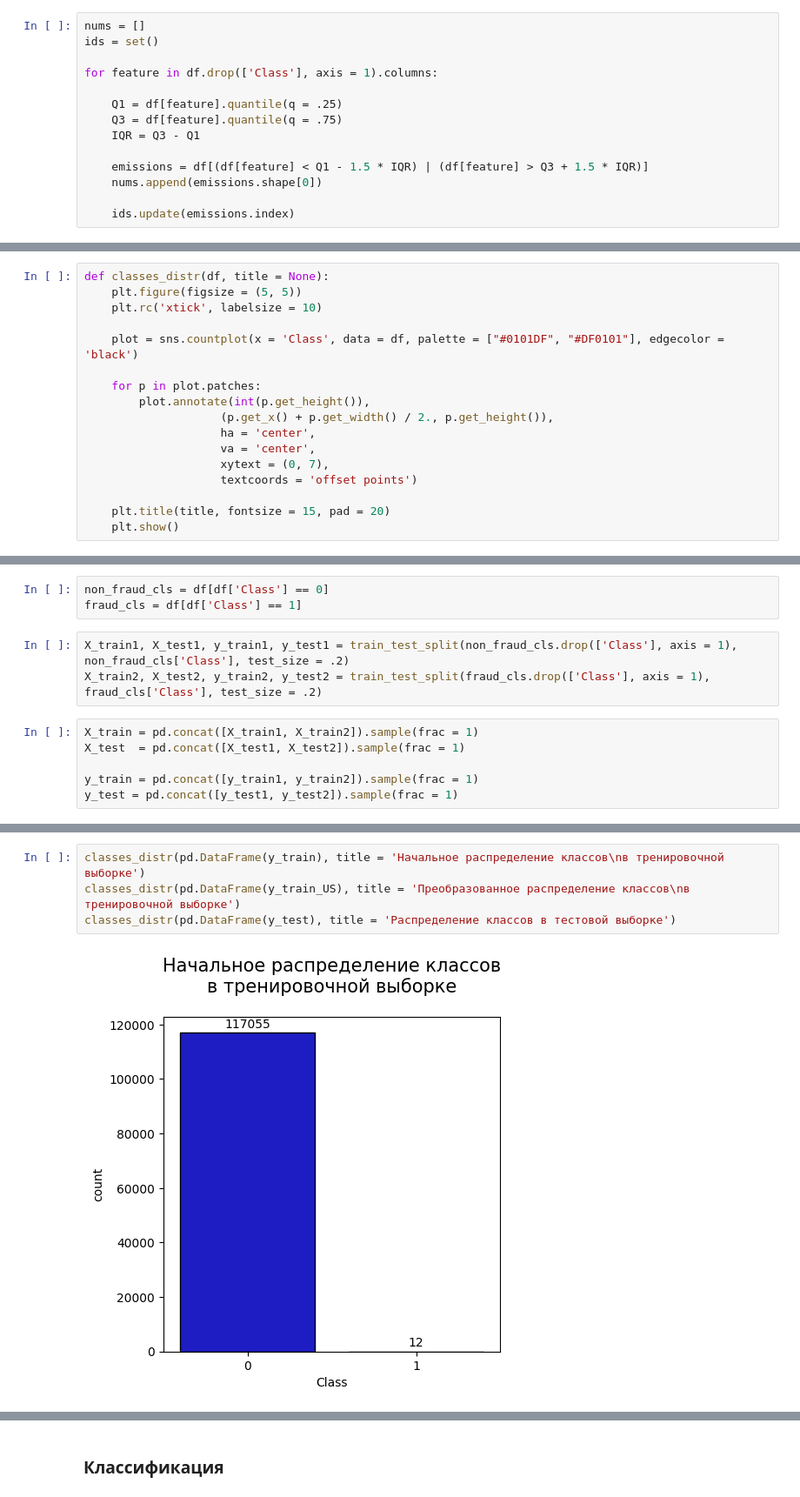
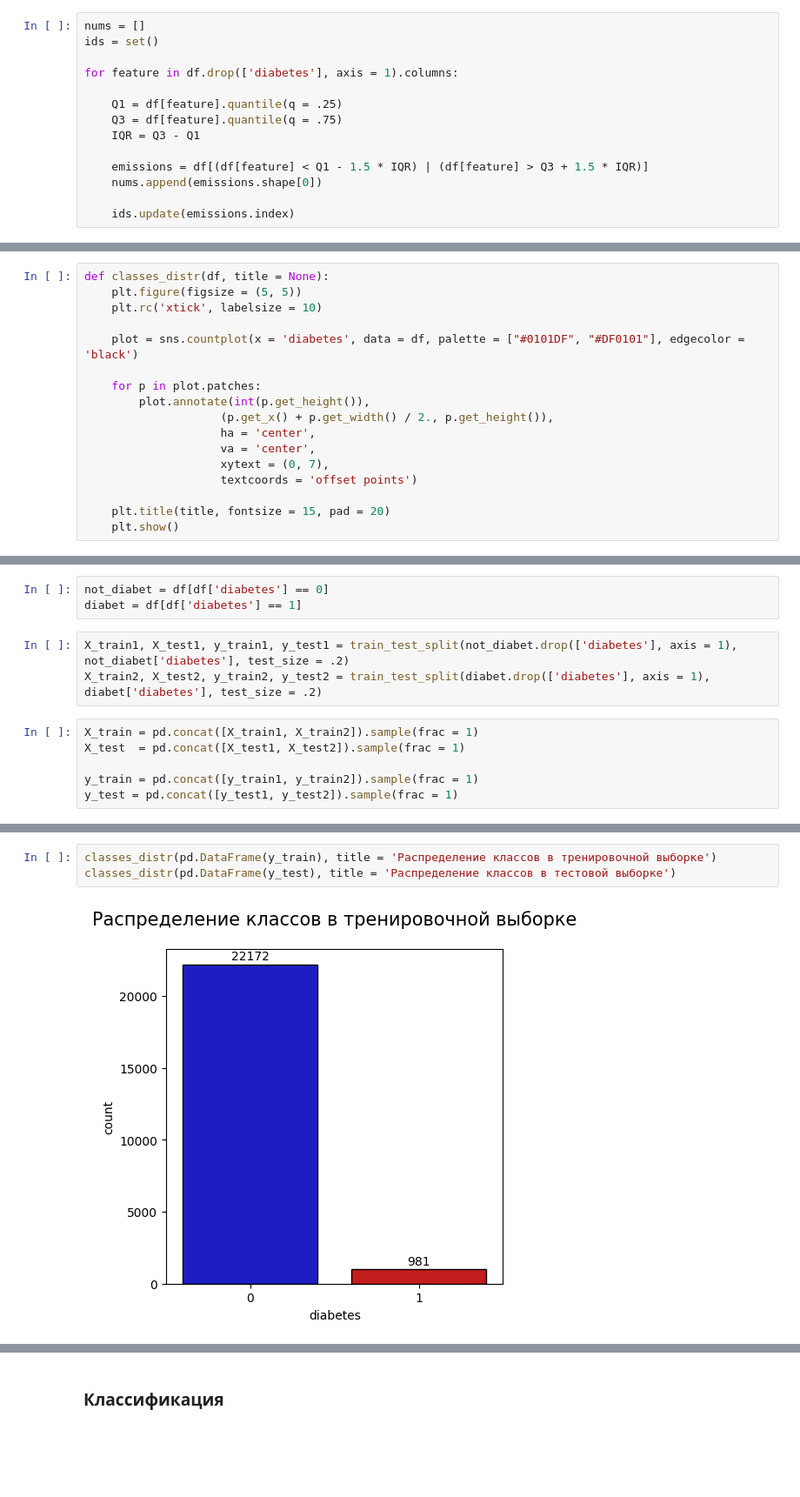
Before and after one commit to HerrPhoton/Theory-of-statistical-solutions, a Jupyter notebook: lab5.ipynb, the cells around one changed output, grey strips where cells are left out. Shown: that part at 87% size. Drawn from its saved outputs; the diff is of its cells as text; blank space fills up the shorter version.

```diff
--- a/lab5.ipynb
+++ b/lab5.ipynb
@@ -64,7 +87,7 @@ print(f'Количество объектов с пропущенными зна
 nums = []
 ids = set()
 
-for feature in df.drop(['Class'], axis = 1).columns:
+for feature in df.drop(['diabetes'], axis = 1).columns:
 
     Q1 = df[feature].quantile(q = .25)
     Q3 = df[feature].quantile(q = .75)
@@ -96,7 +119,7 @@ def classes_distr(df, title = None):
     plt.figure(figsize = (5, 5))
     plt.rc('xtick', labelsize = 10)
 
-    plot = sns.countplot(x = 'Class', data = df, palette = ["#0101DF", "#DF0101"], edgecolor = 'black')
+    plot = sns.countplot(x = 'diabetes', data = df, palette = ["#0101DF", "#DF0101"], edgecolor = 'black')
 
     for p in plot.patches:
         plot.annotate(int(p.get_height()),
@@ -132,11 +155,11 @@ plt.show()
 # %% [markdown]
 ### Разделение на train и test
 # %%
-non_fraud_cls = df[df['Class'] == 0]
-fraud_cls = df[df['Class'] == 1]
+not_diabet = df[df['diabetes'] == 0]
+diabet = df[df['diabetes'] == 1]
 # %%
-X_train1, X_test1, y_train1, y_test1 = train_test_split(non_fraud_cls.drop(['Class'], axis = 1), non_fraud_cls['Class'], test_size = .2)
-X_train2, X_test2, y_train2, y_test2 = train_test_split(fraud_cls.drop(['Class'], axis = 1), fraud_cls['Class'], test_size = .2)
+X_train1, X_test1, y_train1, y_test1 = train_test_split(not_diabet.drop(['diabetes'], axis = 1), not_diabet['diabetes'], test_size = .2)
+X_train2, X_test2, y_train2, y_test2 = train_test_split(diabet.drop(['diabetes'], axis = 1), diabet['diabetes'], test_size = .2)
 # %%
 X_train = pd.concat([X_train1, X_train2]).sample(frac = 1)
 X_test  = pd.concat([X_test1, X_test2]).sample(frac = 1)
@@ -148,6 +169,5 @@ X_train_US, y_train_US = RandomOverSampler().fit_resample(X_train, y_train)
 # %%
-classes_distr(pd.DataFrame(y_train), title = 'Начальное распределение классов\nв тренировочной выборке')
-classes_distr(pd.DataFrame(y_train_US), title = 'Преобразованное распределение классов\nв тренировочной выборке')
+classes_distr(pd.DataFrame(y_train), title = 'Распределение классов в тренировочной выборке')
 classes_distr(pd.DataFrame(y_test), title = 'Распределение классов в тестовой выборке')
 # %% [output]
-[figure, old version]
+[figure, new version]
```
Also changed, not shown: parts of 21 cells of this notebook.
